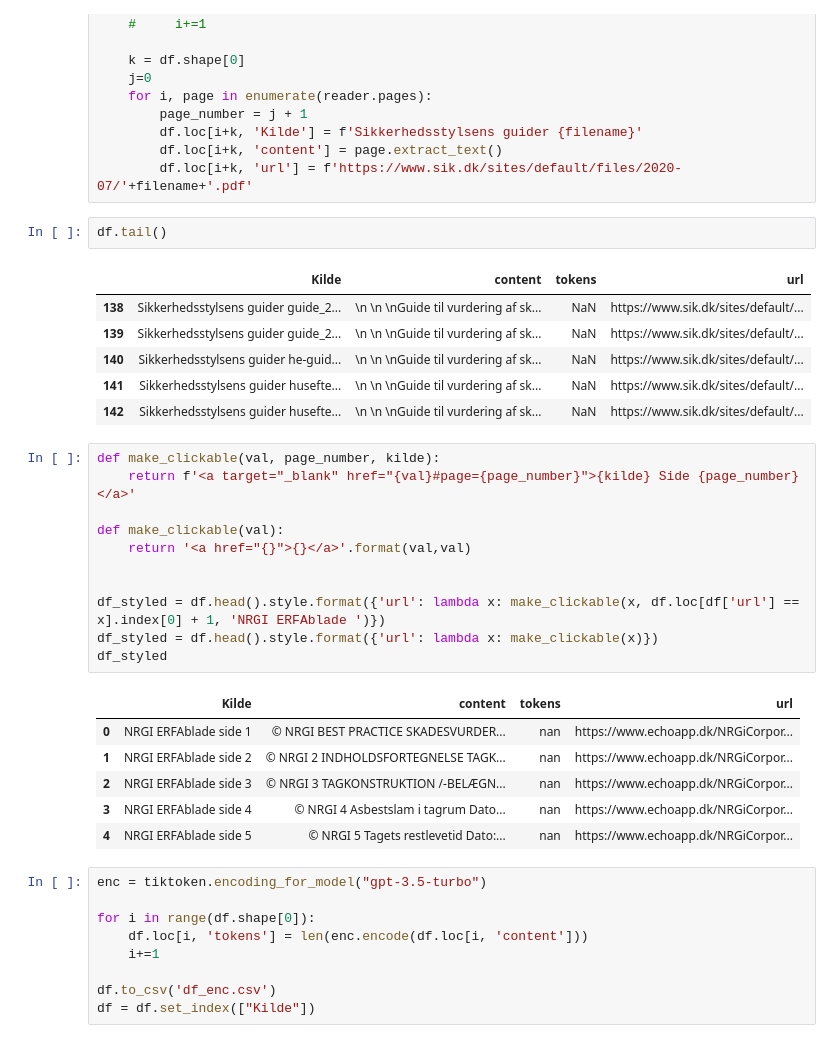
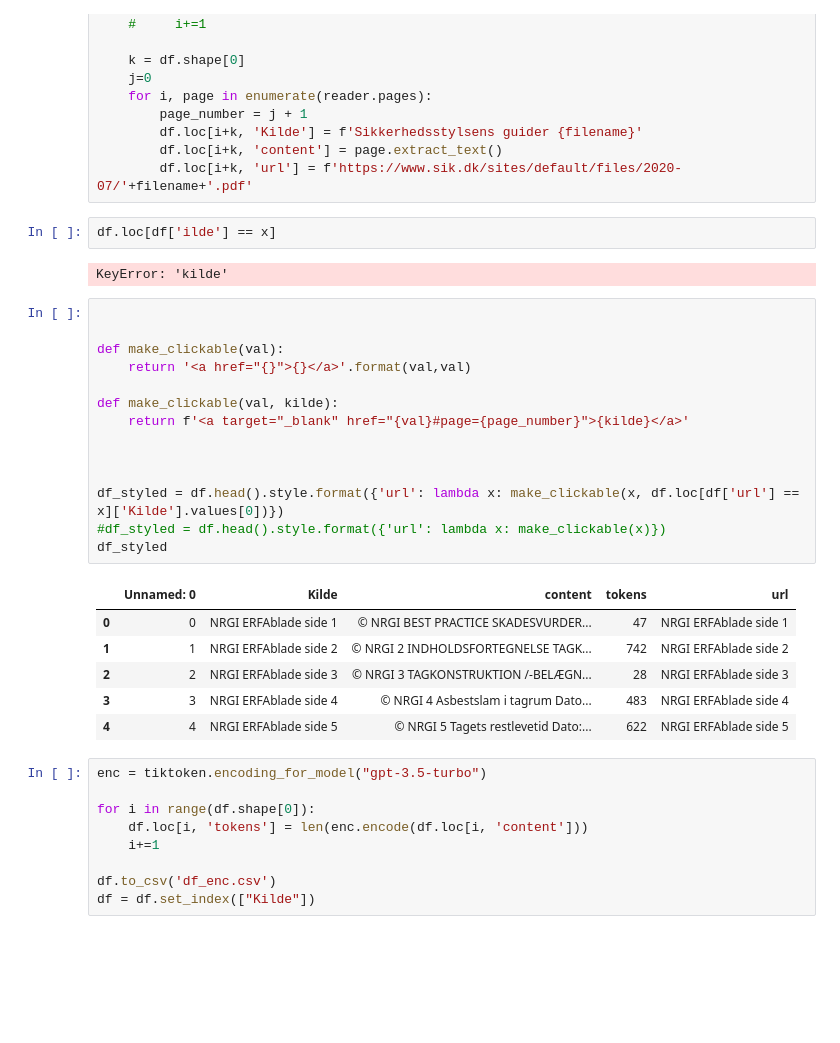
Before and after one commit to Mikkel-schmidt/ERFA, a Jupyter notebook: ERFA.ipynb, the cells around one changed output. Drawn from its saved outputs; the diff is of its cells as text; blank space fills up the shorter version.

```diff
--- a/ERFA.ipynb
+++ b/ERFA.ipynb
@@ -118,33 +118,31 @@ for filename in os.listdir(directory):
         df.loc[i+k, 'Kilde'] = f'Sikkerhedsstylsens guider {filename}'
         df.loc[i+k, 'content'] = page.extract_text()
         df.loc[i+k, 'url'] = f'https://www.sik.dk/sites/default/files/2020-07/'+filename+'.pdf'
-# %%
-df.tail()
-# %% [output]
-|  | Kilde | content | tokens | url |
-| 138 | Sikkerhedsstylsens guider guide_2... | \n \n \nGuide til vurdering af sk... | NaN | https://www.sik.dk/sites/default/... |
-| 139 | Sikkerhedsstylsens guider guide_2... | \n \n \nGuide til vurdering af sk... | NaN | https://www.sik.dk/sites/default/... |
-| 140 | Sikkerhedsstylsens guider he-guid... | \n \n \nGuide til vurdering af sk... | NaN | https://www.sik.dk/sites/default/... |
-| 141 | Sikkerhedsstylsens guider husefte... | \n \n \nGuide til vurdering af sk... | NaN | https://www.sik.dk/sites/default/... |
-| 142 | Sikkerhedsstylsens guider husefte... | \n \n \nGuide til vurdering af sk... | NaN | https://www.sik.dk/sites/default/... |
+# %%
+df.loc[df['ilde'] == x]
+# %% [output]
+KeyError: 'kilde'
 # %%
-def make_clickable(val, page_number, kilde):
-    return f'<a target="_blank" href="{val}#page={page_number}">{kilde} Side {page_number}</a>'
+
 
 def make_clickable(val):
     return '<a href="{}">{}</a>'.format(val,val)
 
+def make_clickable(val, kilde):
+    return f'<a target="_blank" href="{val}#page={page_number}">{kilde}</a>'
 
-df_styled = df.head().style.format({'url': lambda x: make_clickable(x, df.loc[df['url'] == x].index[0] + 1, 'NRGI ERFAblade ')})
-df_styled = df.head().style.format({'url': lambda x: make_clickable(x)})
+
+
+df_styled = df.head().style.format({'url': lambda x: make_clickable(x, df.loc[df['url'] == x]['Kilde'].values[0])})
+#df_styled = df.head().style.format({'url': lambda x: make_clickable(x)})
 df_styled
 # %% [output]
-|  | Kilde | content | tokens | url |
-| 0 | NRGI ERFAblade side 1 | © NRGI BEST PRACTICE SKADESVURDER... | nan | https://www.echoapp.dk/NRGiCorpor... |
-| 1 | NRGI ERFAblade side 2 | © NRGI 2 INDHOLDSFORTEGNELSE TAGK... | nan | https://www.echoapp.dk/NRGiCorpor... |
-| 2 | NRGI ERFAblade side 3 | © NRGI 3 TAGKONSTRUKTION /-BELÆGN... | nan | https://www.echoapp.dk/NRGiCorpor... |
-| 3 | NRGI ERFAblade side 4 | © NRGI 4 Asbestslam i tagrum Dato... | nan | https://www.echoapp.dk/NRGiCorpor... |
-| 4 | NRGI ERFAblade side 5 | © NRGI 5 Tagets restlevetid Dato:... | nan | https://www.echoapp.dk/NRGiCorpor... |
+|  | Unnamed: 0 | Kilde | content | tokens | url |
+| 0 | 0 | NRGI ERFAblade side 1 | © NRGI BEST PRACTICE SKADESVURDER... | 47 | NRGI ERFAblade side 1 |
+| 1 | 1 | NRGI ERFAblade side 2 | © NRGI 2 INDHOLDSFORTEGNELSE TAGK... | 742 | NRGI ERFAblade side 2 |
+| 2 | 2 | NRGI ERFAblade side 3 | © NRGI 3 TAGKONSTRUKTION /-BELÆGN... | 28 | NRGI ERFAblade side 3 |
+| 3 | 3 | NRGI ERFAblade side 4 | © NRGI 4 Asbestslam i tagrum Dato... | 483 | NRGI ERFAblade side 4 |
+| 4 | 4 | NRGI ERFAblade side 5 | © NRGI 5 Tagets restlevetid Dato:... | 622 | NRGI ERFAblade side 5 |
 # %%
 enc = tiktoken.encoding_for_model("gpt-3.5-turbo")
 
```
Also changed, not shown: 2 other files.
